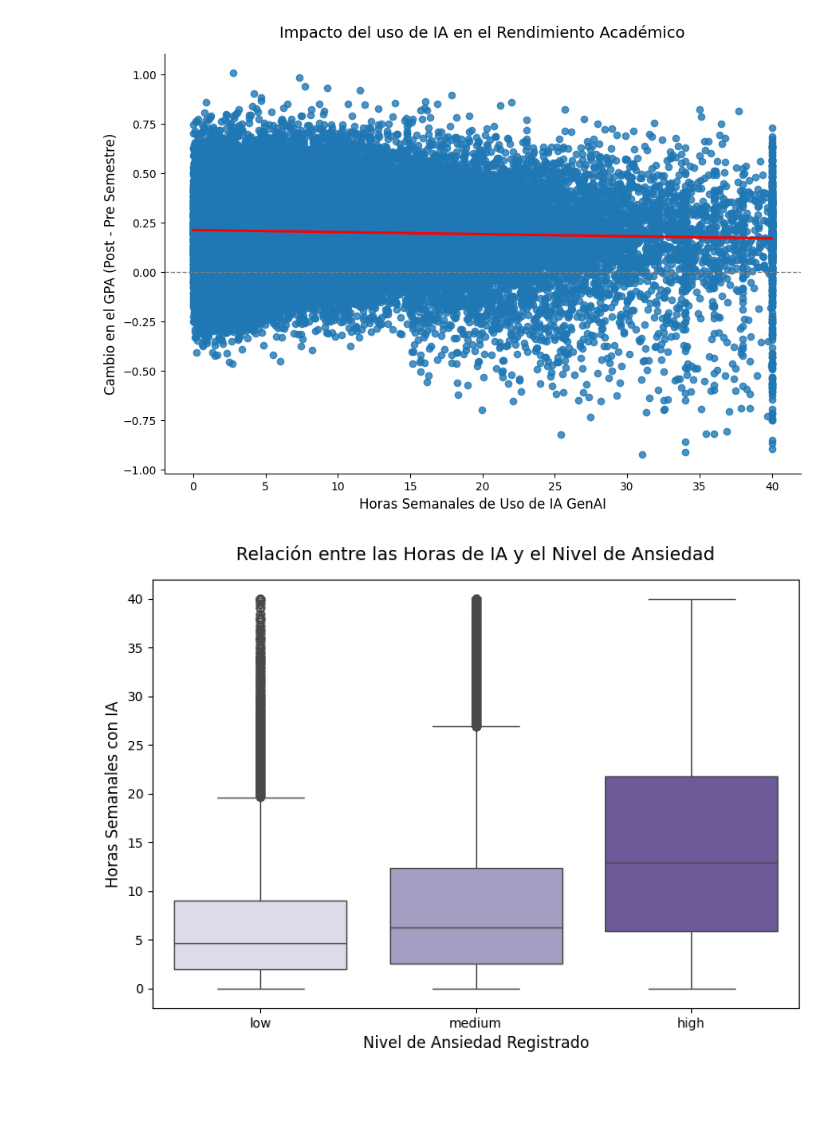
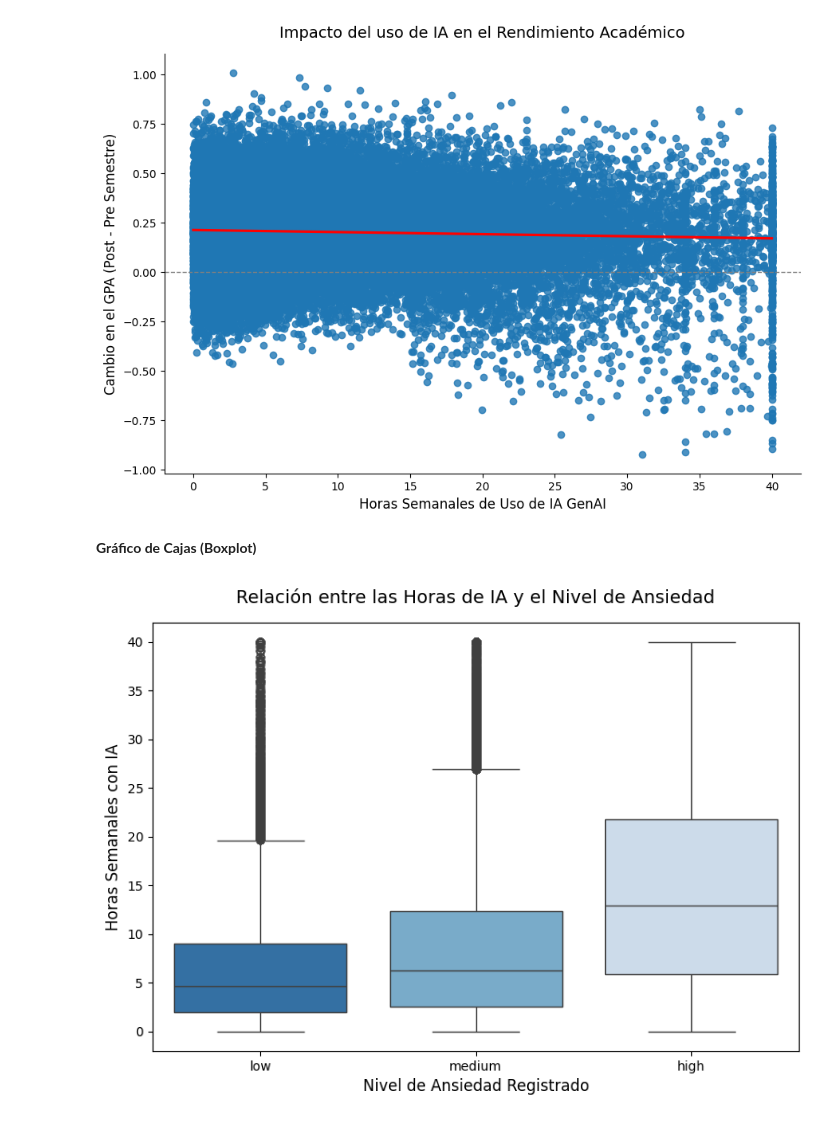
Before and after one commit to crwendler7-lab/Data-Science-II, a Jupyter notebook: TrabajoCDII.ipynb, the cells around one changed output. Drawn from its saved outputs; the diff is of its cells as text; code cells hidden in the pictures; blank space fills up the shorter version.

```diff
--- a/TrabajoCDII.ipynb
+++ b/TrabajoCDII.ipynb
@@ -189,28 +195,29 @@ plt.show()
 # %% [output]
 <Figure size 1000x600 with 0 Axes>
 [figure]
+# %% [markdown]
+**Gráfico de Cajas (Boxplot)**
 # %%
 plt.figure(figsize=(9, 6))
 orden_ansiedad = ['low', 'medium', 'high']
 
-# Categorize 'Ansiedad' column into 'low', 'medium', 'high'
-bins = [0, 3, 7, 10] # Define bins for numerical anxiety levels
-labels = ['low', 'medium', 'high'] # Define corresponding labels
+bins = [0, 3, 7, 10]
+labels = ['low', 'medium', 'high']
 df['Nivel_de_Ansiedad_Categorico'] = pd.cut(df['Ansiedad'], bins=bins, labels=labels, right=True, include_lowest=True)
 
 sns.boxplot(
     data=df,
-    x='Nivel_de_Ansiedad_Categorico', # Use the new categorical column for x-axis
+    x='Nivel_de_Ansiedad_Categorico',
     y='Horas_semanales_con_IA',
-    order=orden_ansiedad, # Use the defined order for categories
-    palette='Purples',
-    hue='Nivel_de_Ansiedad_Categorico', # Also use the new categorical column for hue for consistent coloring
+    order=orden_ansiedad,
+    palette='Blues_r',
+    hue='Nivel_de_Ansiedad_Categorico',
     legend=False
 )
 plt.title('Relación entre las Horas de IA y el Nivel de Ansiedad', fontsize=14, pad=15)
 plt.xlabel('Nivel de Ansiedad Registrado', fontsize=12)
 plt.ylabel('Horas Semanales con IA', fontsize=12)
 
 plt.show()
 # %% [output]
-[figure, old version]
+[figure, new version]
```
Also changed, not shown: parts of 25 cells of this notebook.
